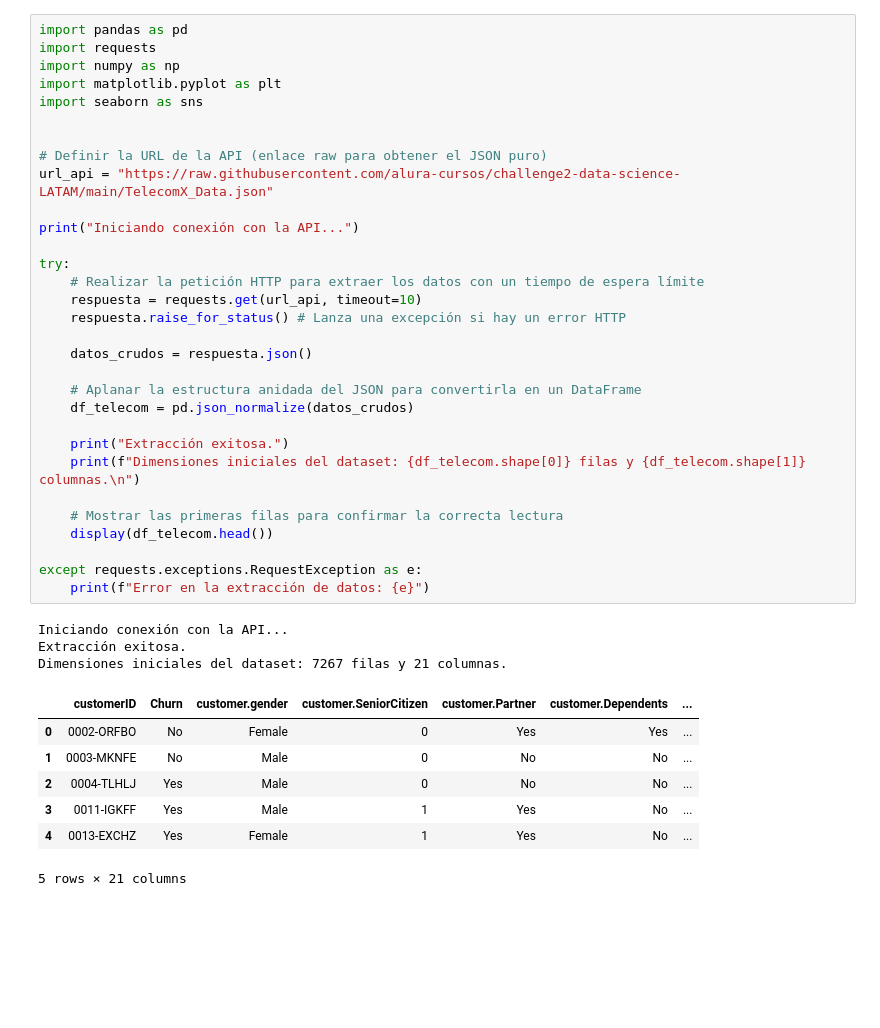
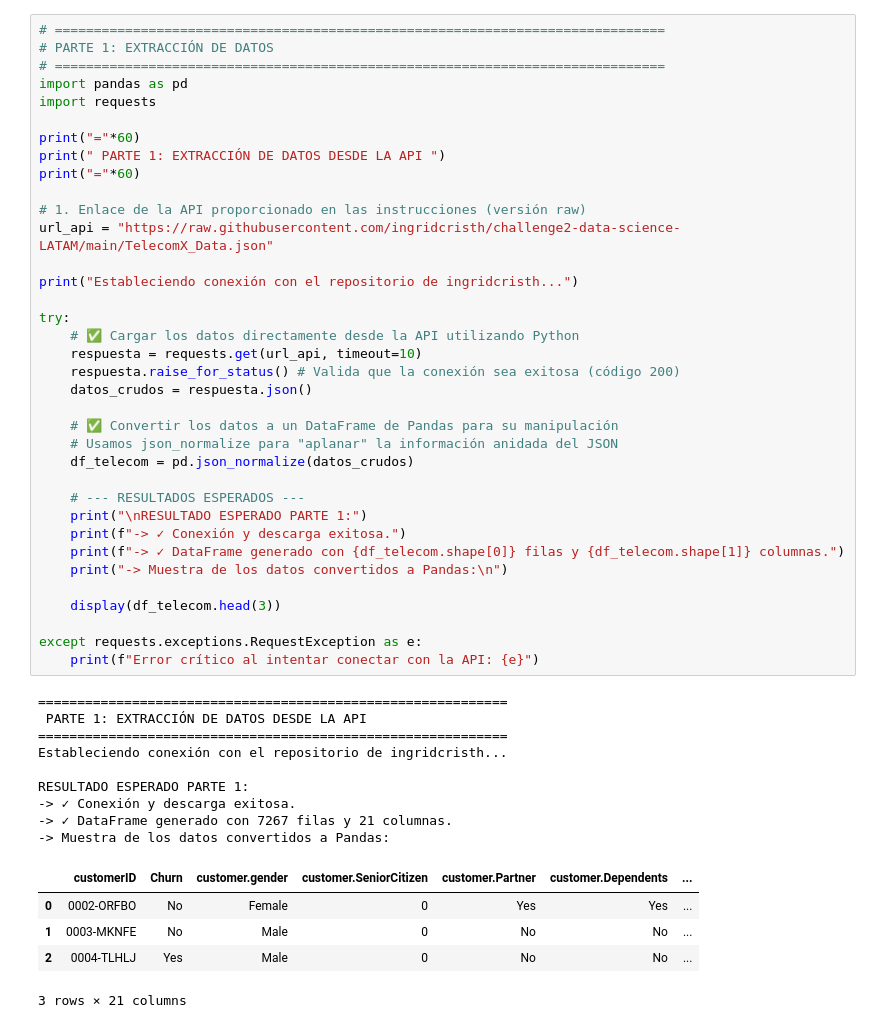
Before and after one commit to Chiozen/DesafioAluraTelecomX, a Jupyter notebook: Desfio2_0.ipynb, the cells around one changed output. Drawn from its saved outputs; the diff is of its cells as text; blank space fills up the shorter version.

```diff
--- a/Desfio2_0.ipynb
+++ b/Desfio2_0.ipynb
@@ -1,42 +3,51 @@
 # %%
+# ==============================================================================
+# PARTE 1: EXTRACCIÓN DE DATOS
+# ==============================================================================
 import pandas as pd
 import requests
-import numpy as np
-import matplotlib.pyplot as plt
-import seaborn as sns
 
+print("="*60)
+print(" PARTE 1: EXTRACCIÓN DE DATOS DESDE LA API ")
+print("="*60)
 
-# Definir la URL de la API (enlace raw para obtener el JSON puro)
-url_api = "https://raw.githubusercontent.com/alura-cursos/challenge2-data-science-LATAM/main/TelecomX_Data.json"
+# 1. Enlace de la API proporcionado en las instrucciones (versión raw)
+url_api = "https://raw.githubusercontent.com/ingridcristh/challenge2-data-science-LATAM/main/TelecomX_Data.json"
 
-print("Iniciando conexión con la API...")
+print("Estableciendo conexión con el repositorio de ingridcristh...")
 
 try:
-    # Realizar la petición HTTP para extraer los datos con un tiempo de espera límite
+    # ✅ Cargar los datos directamente desde la API utilizando Python
     respuesta = requests.get(url_api, timeout=10)
-    respuesta.raise_for_status() # Lanza una excepción si hay un error HTTP
-
+    respuesta.raise_for_status() # Valida que la conexión sea exitosa (código 200)
     datos_crudos = respuesta.json()
 
-    # Aplanar la estructura anidada del JSON para convertirla en un DataFrame
+    # ✅ Convertir los datos a un DataFrame de Pandas para su manipulación
+    # Usamos json_normalize para "aplanar" la información anidada del JSON
     df_telecom = pd.json_normalize(datos_crudos)
 
-    print("Extracción exitosa.")
-    print(f"Dimensiones iniciales del dataset: {df_telecom.shape[0]} filas y {df_telecom.shape[1]} columnas.\n")
+    # --- RESULTADOS ESPERADOS ---
+    print("\nRESULTADO ESPERADO PARTE 1:")
+    print(f"-> ✓ Conexión y descarga exitosa.")
+    print(f"-> ✓ DataFrame generado con {df_telecom.shape[0]} filas y {df_telecom.shape[1]} columnas.")
+    print("-> Muestra de los datos convertidos a Pandas:\n")
 
-    # Mostrar las primeras filas para confirmar la correcta lectura
-    display(df_telecom.head())
+    display(df_telecom.head(3))
 
 except requests.exceptions.RequestException as e:
-    print(f"Error en la extracción de datos: {e}")
+    print(f"Error crítico al intentar conectar con la API: {e}")
 # %% [output]
-Iniciando conexión con la API...
-Extracción exitosa.
-Dimensiones iniciales del dataset: 7267 filas y 21 columnas.
+============================================================
+ PARTE 1: EXTRACCIÓN DE DATOS DESDE LA API
+============================================================
+Estableciendo conexión con el repositorio de ingridcristh...
+
+RESULTADO ESPERADO PARTE 1:
+-> ✓ Conexión y descarga exitosa.
+-> ✓ DataFrame generado con 7267 filas y 21 columnas.
+-> Muestra de los datos convertidos a Pandas:
 |  | customerID | Churn | customer.gender | customer.SeniorCitizen | customer.Partner | customer.Dependents | ... |
 | 0 | 0002-ORFBO | No | Female | 0 | Yes | Yes | ... |
 | 1 | 0003-MKNFE | No | Male | 0 | No | No | ... |
 | 2 | 0004-TLHLJ | Yes | Male | 0 | No | No | ... |
-| 3 | 0011-IGKFF | Yes | Male | 1 | Yes | No | ... |
-| 4 | 0013-EXCHZ | Yes | Female | 1 | Yes | No | ... |
-5 rows × 21 columns
+3 rows × 21 columns
```
Also changed, not shown: parts of 6 cells of this notebook.
